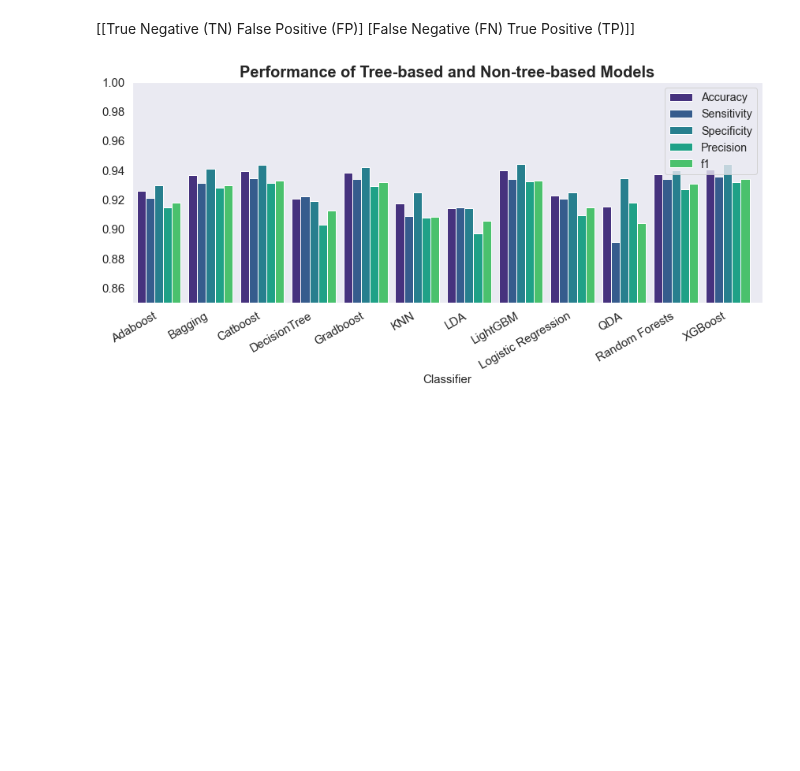
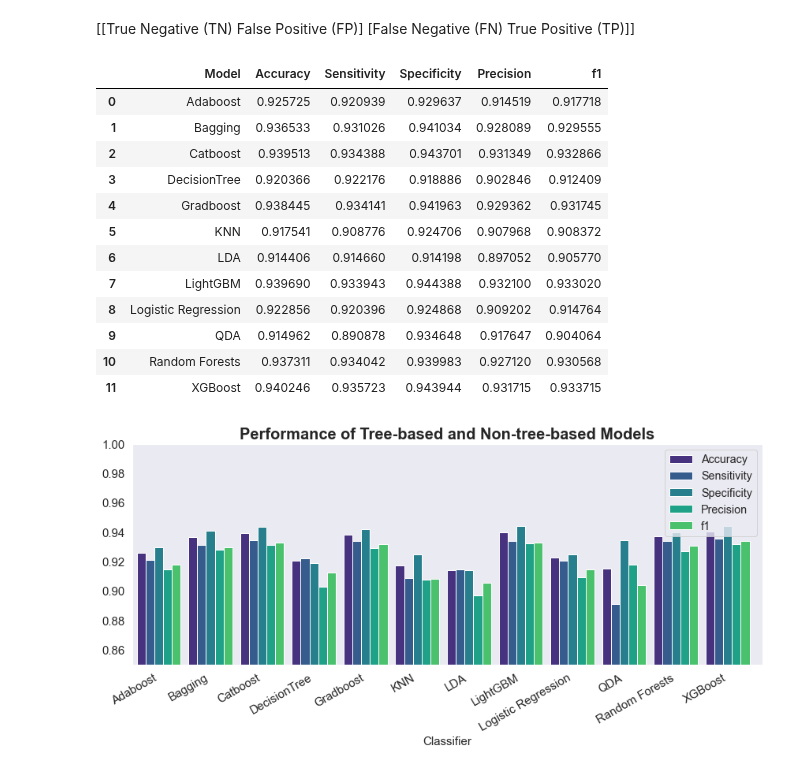
Before and after one commit to NNLUliskey/svsm_ml_2022, a Jupyter notebook: results graph generation.ipynb, the cells around one changed output. Drawn from its saved outputs; the diff is of its cells as text; code cells hidden in the pictures; blank space fills up the shorter version.

```diff
--- a/results graph generation.ipynb
+++ b/results graph generation.ipynb
@@ -63,6 +63,22 @@ for key,item in numpy_arrays.items():
     scores = confusion_calcs(item)
     data_list = [key[:-3]] + scores
     empty_df.loc[len(empty_df)] = data_list
+# %%
+empty_df
+# %% [output]
+|  | Model | Accuracy | Sensitivity | Specificity | Precision | f1 |
+| 0 | Adaboost | 0.925725 | 0.920939 | 0.929637 | 0.914519 | 0.917718 |
+| 1 | Bagging | 0.936533 | 0.931026 | 0.941034 | 0.928089 | 0.929555 |
+| 2 | Catboost | 0.939513 | 0.934388 | 0.943701 | 0.931349 | 0.932866 |
+| 3 | DecisionTree | 0.920366 | 0.922176 | 0.918886 | 0.902846 | 0.912409 |
+| 4 | Gradboost | 0.938445 | 0.934141 | 0.941963 | 0.929362 | 0.931745 |
+| 5 | KNN | 0.917541 | 0.908776 | 0.924706 | 0.907968 | 0.908372 |
+| 6 | LDA | 0.914406 | 0.914660 | 0.914198 | 0.897052 | 0.905770 |
+| 7 | LightGBM | 0.939690 | 0.933943 | 0.944388 | 0.932100 | 0.933020 |
+| 8 | Logistic Regression | 0.922856 | 0.920396 | 0.924868 | 0.909202 | 0.914764 |
+| 9 | QDA | 0.914962 | 0.890878 | 0.934648 | 0.917647 | 0.904064 |
+| 10 | Random Forests | 0.937311 | 0.934042 | 0.939983 | 0.927120 | 0.930568 |
+| 11 | XGBoost | 0.940246 | 0.935723 | 0.943944 | 0.931715 | 0.933715 |
 # %%
 empty_df.to_csv('model_comparison.csv')
 # %%
```
Also changed, not shown: parts of 2 cells of this notebook.
